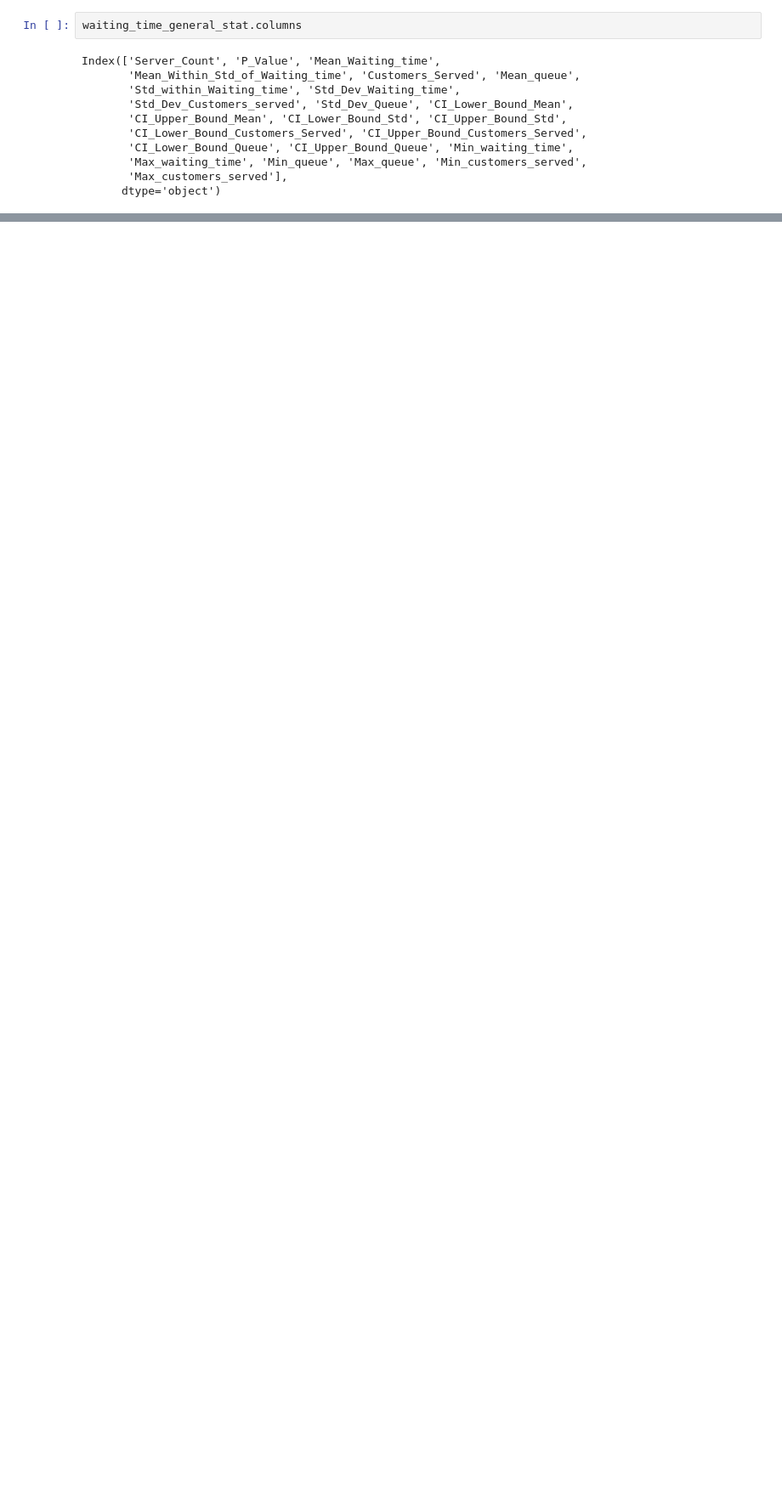
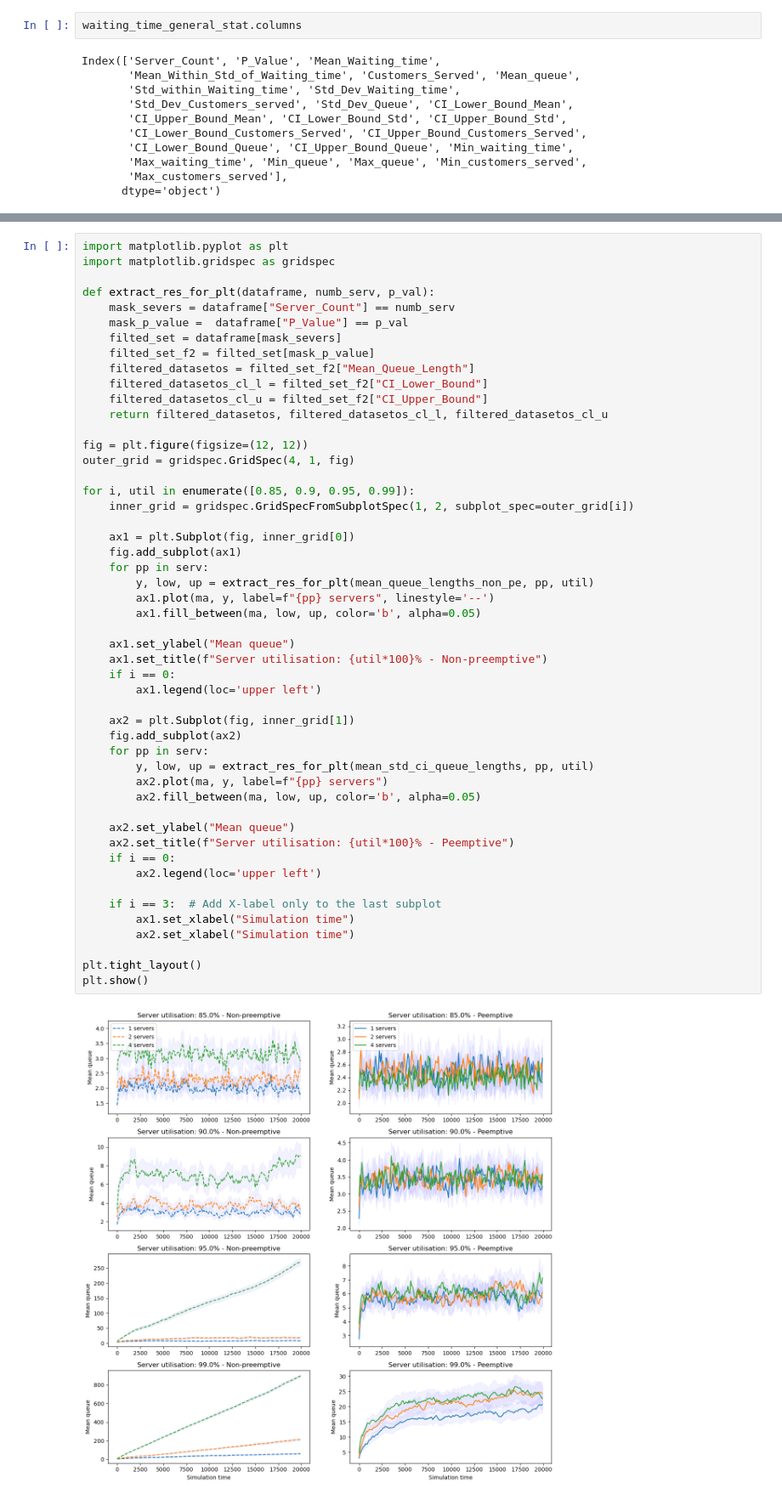
Before and after one commit to iliasoroka1/Discrete_Event_Simulation, a Jupyter notebook: Jacimovic_15278247_Malash_15179192_Soroka_2834023_Assignment_1.ipynb, the cells around one changed output, grey strips where cells are left out. Shown at 85% size. Saved outputs shown, nothing was run; the diff lists cells and outputs as text; blank space fills up the shorter version.

```diff
--- a/Jacimovic_15278247_Malash_15179192_Soroka_2834023_Assignment_1.ipynb
+++ b/Jacimovic_15278247_Malash_15179192_Soroka_2834023_Assignment_1.ipynb
@@ -730,3 +757,55 @@ Index(['Server_Count', 'P_Value', 'Mean_Waiting_time',
+# %%
+import matplotlib.pyplot as plt
+import matplotlib.gridspec as gridspec
+
+def extract_res_for_plt(dataframe, numb_serv, p_val):
+    mask_severs = dataframe["Server_Count"] == numb_serv
+    mask_p_value =  dataframe["P_Value"] == p_val
+    filted_set = dataframe[mask_severs]
+    filted_set_f2 = filted_set[mask_p_value]
+    filtered_datasetos = filted_set_f2["Mean_Queue_Length"]
+    filtered_datasetos_cl_l = filted_set_f2["CI_Lower_Bound"]
+    filtered_datasetos_cl_u = filted_set_f2["CI_Upper_Bound"]
+    return filtered_datasetos, filtered_datasetos_cl_l, filtered_datasetos_cl_u
+
+fig = plt.figure(figsize=(12, 12))
+outer_grid = gridspec.GridSpec(4, 1, fig)
+
+for i, util in enumerate([0.85, 0.9, 0.95, 0.99]):
+    inner_grid = gridspec.GridSpecFromSubplotSpec(1, 2, subplot_spec=outer_grid[i])
+
+    ax1 = plt.Subplot(fig, inner_grid[0])
+    fig.add_subplot(ax1)
+    for pp in serv:
+        y, low, up = extract_res_for_plt(mean_queue_lengths_non_pe, pp, util)
+        ax1.plot(ma, y, label=f"{pp} servers", linestyle='--')
+        ax1.fill_between(ma, low, up, color='b', alpha=0.05)
+
+    ax1.set_ylabel("Mean queue")
+    ax1.set_title(f"Server utilisation: {util*100}% - Non-preemptive")
+    if i == 0:
+        ax1.legend(loc='upper left')
+
+    ax2 = plt.Subplot(fig, inner_grid[1])
+    fig.add_subplot(ax2)
+    for pp in serv:
+        y, low, up = extract_res_for_plt(mean_std_ci_queue_lengths, pp, util)
+        ax2.plot(ma, y, label=f"{pp} servers")
+        ax2.fill_between(ma, low, up, color='b', alpha=0.05)
+
+    ax2.set_ylabel("Mean queue")
+    ax2.set_title(f"Server utilisation: {util*100}% - Peemptive")
+    if i == 0:
+        ax2.legend(loc='upper left')
+
+    if i == 3:  # Add X-label only to the last subplot
+        ax1.set_xlabel("Simulation time")
+        ax2.set_xlabel("Simulation time")
+
+plt.tight_layout()
+plt.show()
+# %% [output]
+[figure, added]
 # %%
 import matplotlib.pyplot as plt
 import seaborn as sns
```
Also changed, not shown: parts of 13 cells of this notebook, 6 other files.
